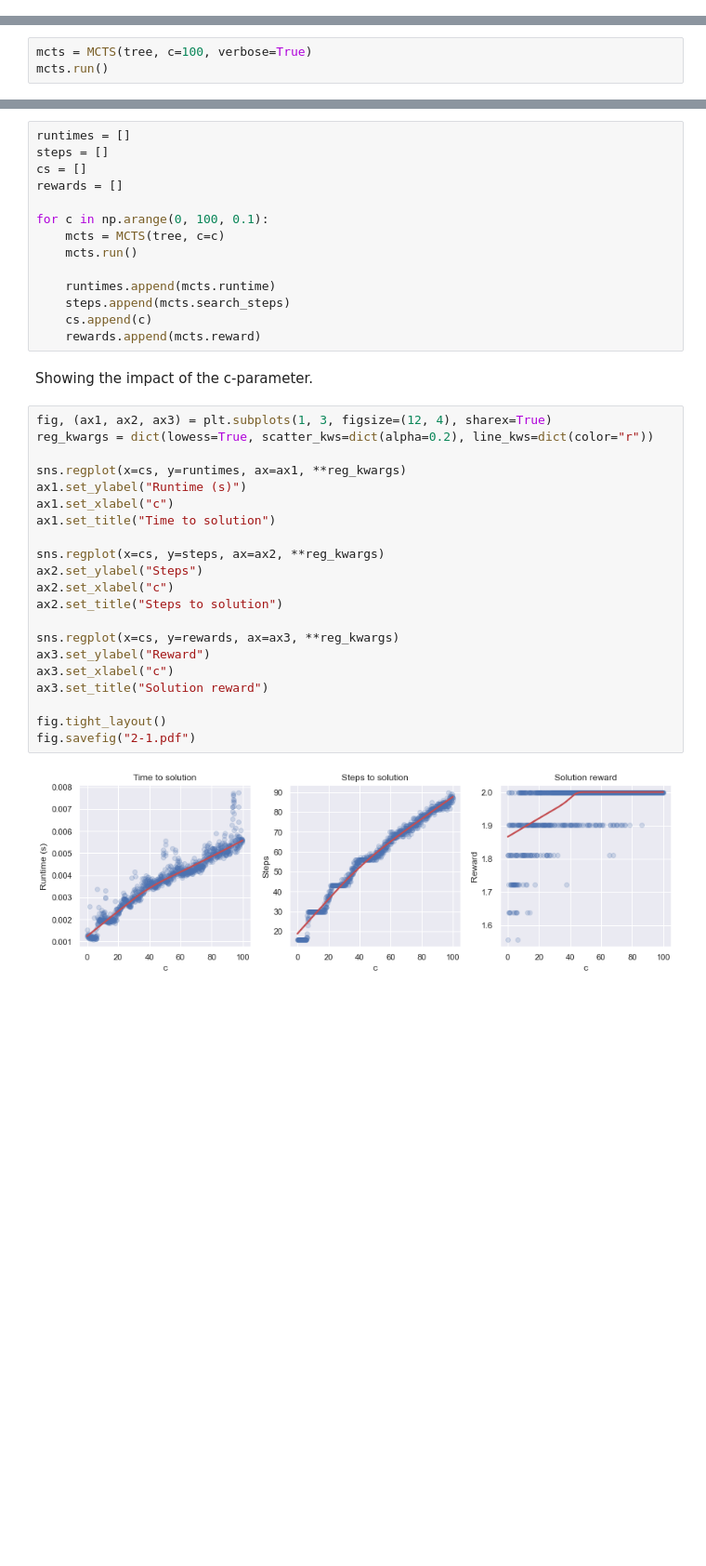
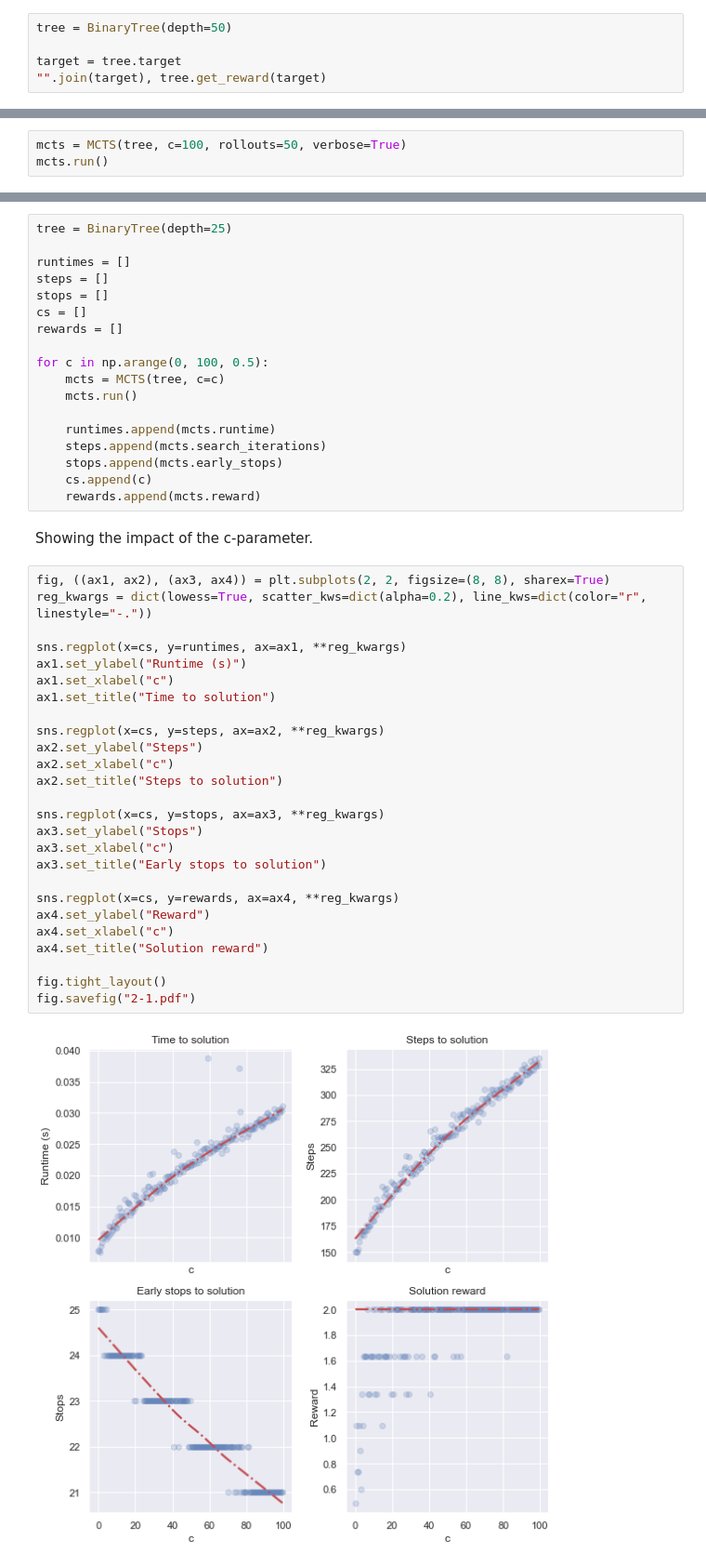
Before and after one commit to AlexHoorn/VU-MAS2021, a Jupyter notebook: assignment.ipynb, the cells around one changed output, grey strips where cells are left out. Shown at 93% size. Drawn from its saved outputs; the diff is of its cells as text; blank space fills up the shorter version.

Commit message:
Iterate search root

```diff
--- a/assignment.ipynb
+++ b/assignment.ipynb
@@ -105,2 +112,7 @@ target = tree._target
 # %% [markdown]
 The Monte Carlo Tree Search algorithm.
+# %%
+tree = BinaryTree(depth=50)
+
+target = tree.target
+"".join(target), tree.get_reward(target)
@@ -107,4 +121,4 @@ The Monte Carlo Tree Search algorithm.
 # %%
-mcts = MCTS(tree, c=100, verbose=True)
+mcts = MCTS(tree, c=100, rollouts=50, verbose=True)
 mcts.run()
 # %% [output]
@@ -112,41 +126,50 @@ Found reward=2.00 with path=`LLLRLRLLRLLRLLR` in 0.01s and 87 steps
 # %% [markdown]
 Measuring the impact of c-parameter.
 # %%
+tree = BinaryTree(depth=25)
+
 runtimes = []
 steps = []
+stops = []
 cs = []
 rewards = []
 
-for c in np.arange(0, 100, 0.1):
+for c in np.arange(0, 100, 0.5):
     mcts = MCTS(tree, c=c)
     mcts.run()
 
     runtimes.append(mcts.runtime)
-    steps.append(mcts.search_steps)
+    steps.append(mcts.search_iterations)
+    stops.append(mcts.early_stops)
     cs.append(c)
     rewards.append(mcts.reward)
 # %% [markdown]
 Showing the impact of the c-parameter.
 # %%
-fig, (ax1, ax2, ax3) = plt.subplots(1, 3, figsize=(12, 4), sharex=True)
-reg_kwargs = dict(lowess=True, scatter_kws=dict(alpha=0.2), line_kws=dict(color="r"))
+fig, ((ax1, ax2), (ax3, ax4)) = plt.subplots(2, 2, figsize=(8, 8), sharex=True)
+reg_kwargs = dict(lowess=True, scatter_kws=dict(alpha=0.2), line_kws=dict(color="r", linestyle="-."))
 
 sns.regplot(x=cs, y=runtimes, ax=ax1, **reg_kwargs)
 ax1.set_ylabel("Runtime (s)")
 ax1.set_xlabel("c")
 ax1.set_title("Time to solution")
 
 sns.regplot(x=cs, y=steps, ax=ax2, **reg_kwargs)
 ax2.set_ylabel("Steps")
 ax2.set_xlabel("c")
 ax2.set_title("Steps to solution")
 
-sns.regplot(x=cs, y=rewards, ax=ax3, **reg_kwargs)
-ax3.set_ylabel("Reward")
+sns.regplot(x=cs, y=stops, ax=ax3, **reg_kwargs)
+ax3.set_ylabel("Stops")
 ax3.set_xlabel("c")
-ax3.set_title("Solution reward")
+ax3.set_title("Early stops to solution")
+
+sns.regplot(x=cs, y=rewards, ax=ax4, **reg_kwargs)
+ax4.set_ylabel("Reward")
+ax4.set_xlabel("c")
+ax4.set_title("Solution reward")
 
 fig.tight_layout()
 fig.savefig("2-1.pdf")
 # %% [output]
-[figure, old version]
+[figure, new version]
```
Also changed, not shown: parts of 12 cells of this notebook, 3 other files.
